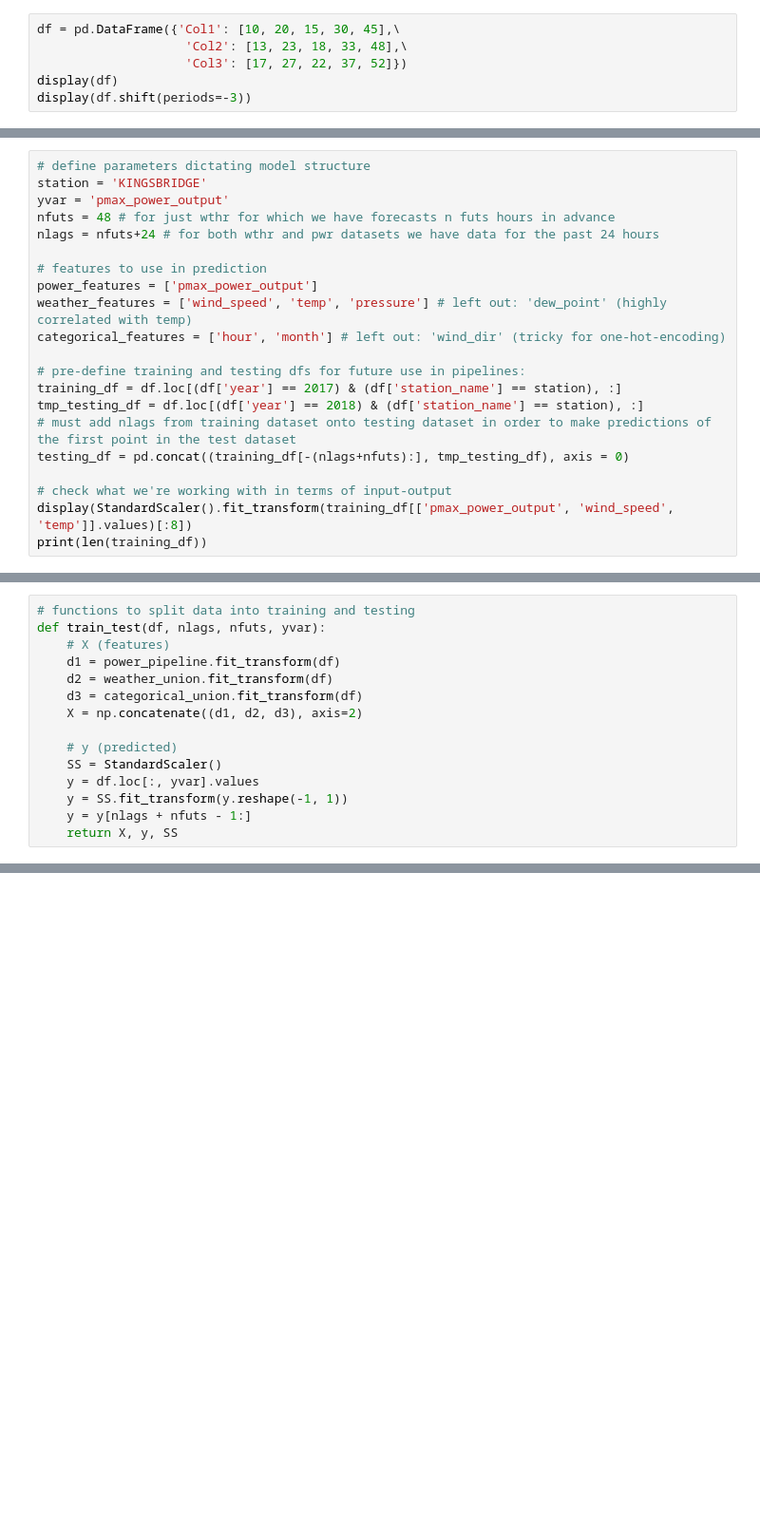
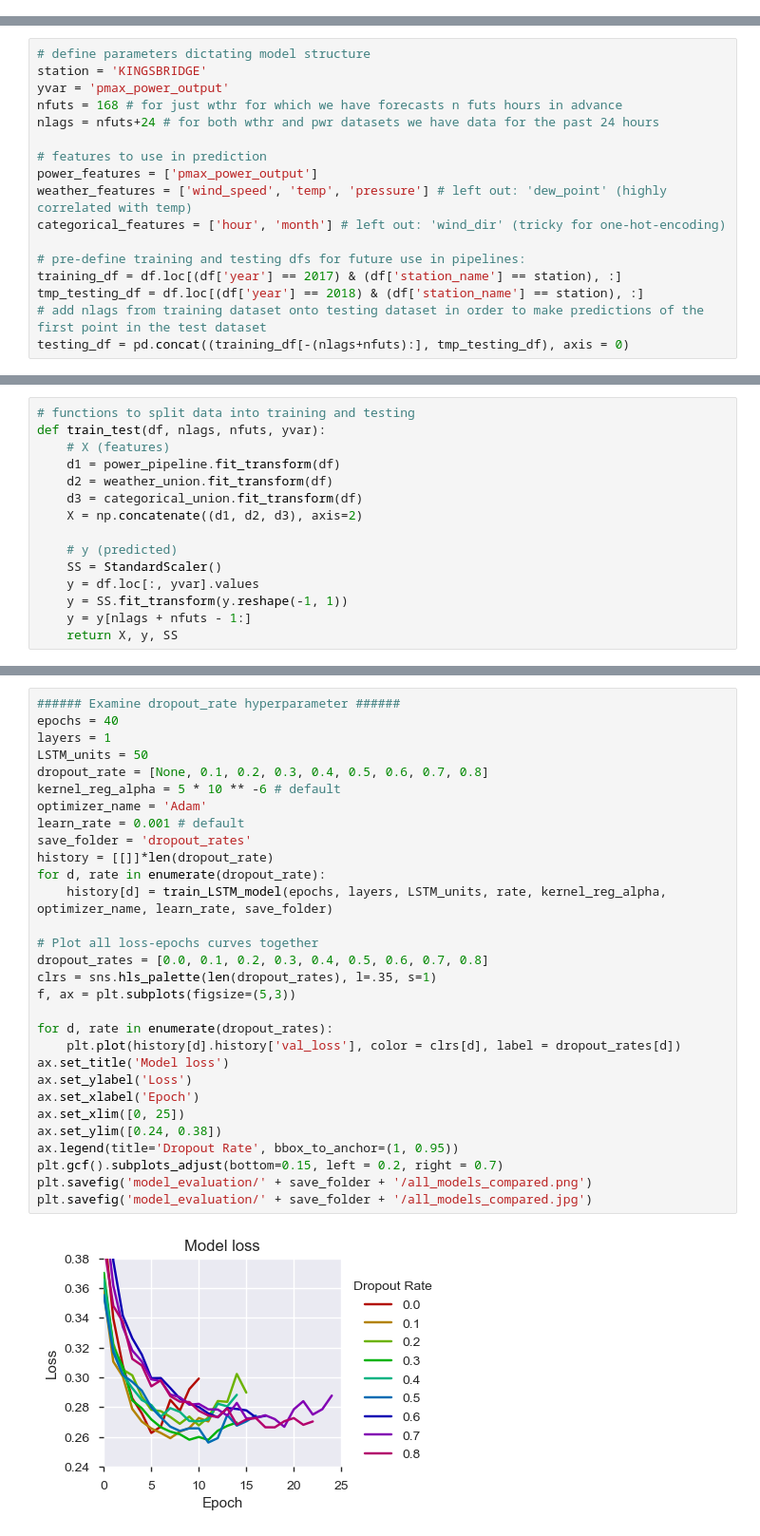
Before and after one commit to alacroix367/TDI-Proposal, a Jupyter notebook: lacroix-capstone-wind-energy-forecast.ipynb, the cells around one changed output, grey strips where cells are left out. Shown at 95% size. Drawn from its saved outputs; the diff is of its cells as text; blank space fills up the shorter version.

```diff
--- a/lacroix-capstone-wind-energy-forecast.ipynb
+++ b/lacroix-capstone-wind-energy-forecast.ipynb
@@ -566,9 +590,3 @@ print(sum(final_output_df.datetime==final_weather_df.datetime))
 876000
 876000
 876000
-# %%
-df = pd.DataFrame({'Col1': [10, 20, 15, 30, 45],\
-                    'Col2': [13, 23, 18, 33, 48],\
-                    'Col3': [17, 27, 22, 37, 52]})
-display(df)
-display(df.shift(periods=-3))
@@ -988,7 +940,7 @@ class TimeTransform(BaseEstimator, TransformerMixin):
 # define parameters dictating model structure
 station = 'KINGSBRIDGE'
 yvar = 'pmax_power_output'
-nfuts = 48 # for just wthr for which we have forecasts n futs hours in advance
+nfuts = 168 # for just wthr for which we have forecasts n futs hours in advance
 nlags = nfuts+24 # for both wthr and pwr datasets we have data for the past 24 hours
 
 # features to use in prediction
@@ -999,12 +951,8 @@ categorical_features = ['hour', 'month'] # left out: 'wind_dir' (tricky for one-
 # pre-define training and testing dfs for future use in pipelines:
 training_df = df.loc[(df['year'] == 2017) & (df['station_name'] == station), :]
 tmp_testing_df = df.loc[(df['year'] == 2018) & (df['station_name'] == station), :]
-# must add nlags from training dataset onto testing dataset in order to make predictions of the first point in the test dataset
+# add nlags from training dataset onto testing dataset in order to make predictions of the first point in the test dataset
 testing_df = pd.concat((training_df[-(nlags+nfuts):], tmp_testing_df), axis = 0)
-
-# check what we're working with in terms of input-output
-display(StandardScaler().fit_transform(training_df[['pmax_power_output', 'wind_speed', 'temp']].values)[:8])
-print(len(training_df))
 # %% [output]
 array([[ 1.57921965,  0.95361419, -1.01020201],
        [ 1.50212788,  1.14270173, -0.98853737],
@@ -1219,0 +1185,32 @@ Epoch 00020: early stopping
+# %%
+###### Examine dropout_rate hyperparameter ######
+epochs = 40
+layers = 1
+LSTM_units = 50
+dropout_rate = [None, 0.1, 0.2, 0.3, 0.4, 0.5, 0.6, 0.7, 0.8]
+kernel_reg_alpha = 5 * 10 ** -6 # default
+optimizer_name = 'Adam'
+learn_rate = 0.001 # default
+save_folder = 'dropout_rates'
+history = [[]]*len(dropout_rate)
+for d, rate in enumerate(dropout_rate):
+    history[d] = train_LSTM_model(epochs, layers, LSTM_units, rate, kernel_reg_alpha, optimizer_name, learn_rate, save_folder)
+
+# Plot all loss-epochs curves together
+dropout_rates = [0.0, 0.1, 0.2, 0.3, 0.4, 0.5, 0.6, 0.7, 0.8]
+clrs = sns.hls_palette(len(dropout_rates), l=.35, s=1)
+f, ax = plt.subplots(figsize=(5,3))
+
+for d, rate in enumerate(dropout_rates):
+    plt.plot(history[d].history['val_loss'], color = clrs[d], label = dropout_rates[d])
+ax.set_title('Model loss')
+ax.set_ylabel('Loss')
+ax.set_xlabel('Epoch')
+ax.set_xlim([0, 25])
+ax.set_ylim([0.24, 0.38])
+ax.legend(title='Dropout Rate', bbox_to_anchor=(1, 0.95))
+plt.gcf().subplots_adjust(bottom=0.15, left = 0.2, right = 0.7)
+plt.savefig('model_evaluation/' + save_folder + '/all_models_compared.png')
+plt.savefig('model_evaluation/' + save_folder + '/all_models_compared.jpg')
+# %% [output]
+[figure, added]
```
Also changed, not shown: parts of 68 cells of this notebook.
